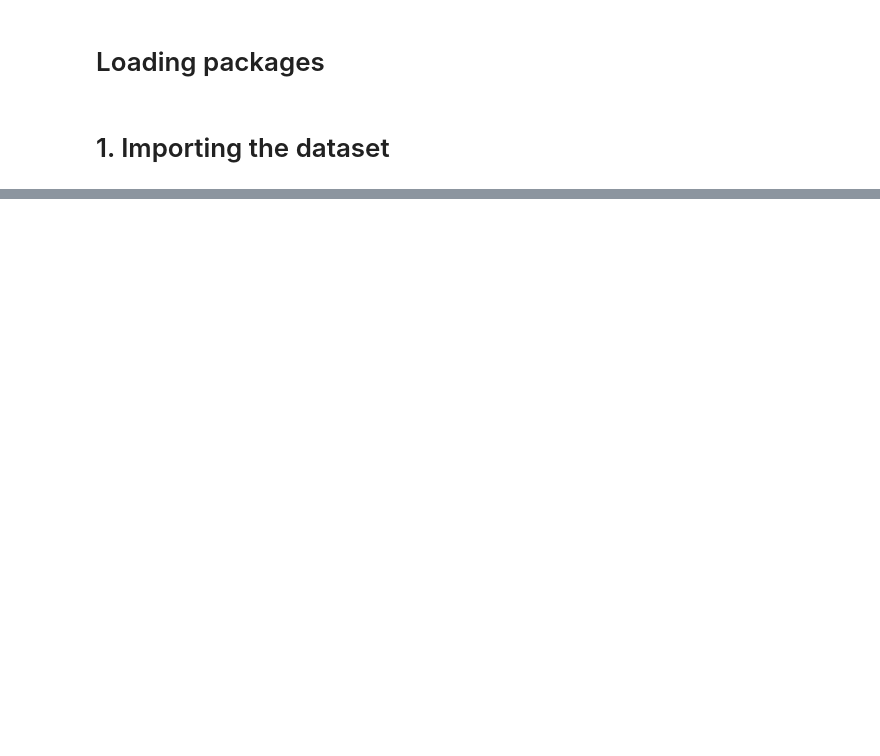
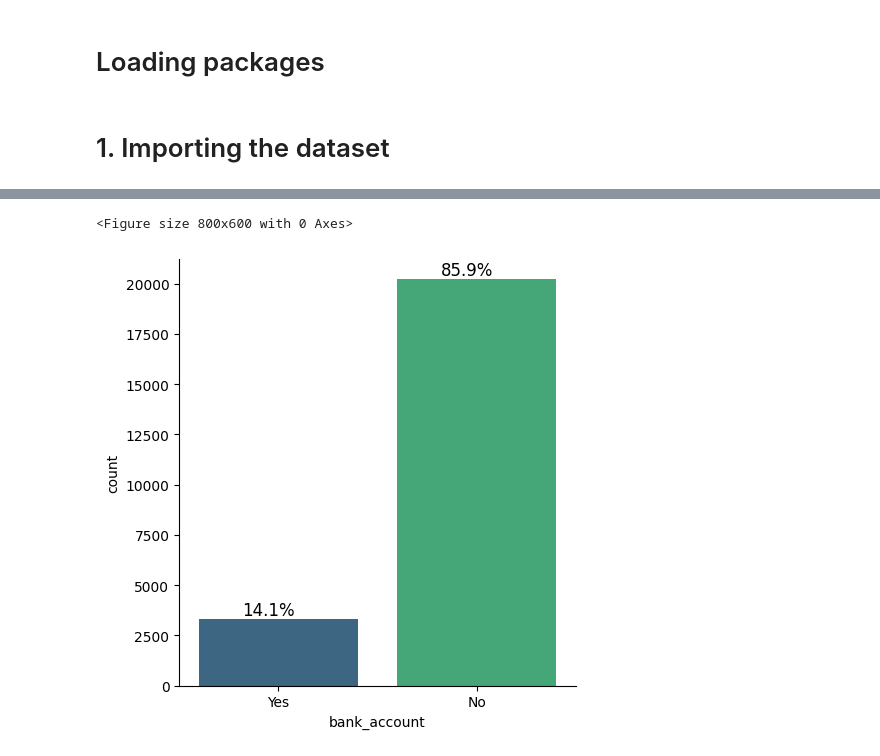
Before and after one commit to alex-volosha/financial-inclusion-prediction, a Jupyter notebook: main.ipynb, the cells around one changed output, grey strips where cells are left out. Saved outputs shown, nothing was run; the diff lists cells and outputs as text; code cells hidden in the pictures; blank space fills up the shorter version.

```diff
--- a/main.ipynb
+++ b/main.ipynb
@@ -32,0 +203,21 @@ df.head()
+# %%
+# Create the catplot
+plt.figure(figsize=(8, 6))
+ax = sns.catplot(x="bank_account", kind="count", data=df, palette="viridis")
+
+# Replace category labels
+df['bank_account'] = df['bank_account'].replace({0: 'No', 1: 'Yes'})
+
+# Add percentages on the bars
+total = len(df['bank_account'])
+for p in ax.ax.patches:
+    percentage = '{:.1f}%'.format(100 * p.get_height() / total)
+    x = p.get_x() + p.get_width() / 2 - 0.05
+    y = p.get_height() + 20
+    ax.ax.text(x, y, percentage, ha='center', va='bottom', fontsize=12, color='black')
+
+# Show the plot
+plt.show()
+# %% [output]
+<Figure size 800x600 with 0 Axes>
+[figure, added]
```
Also changed, not shown: parts of 85 cells of this notebook, 2 other files.
